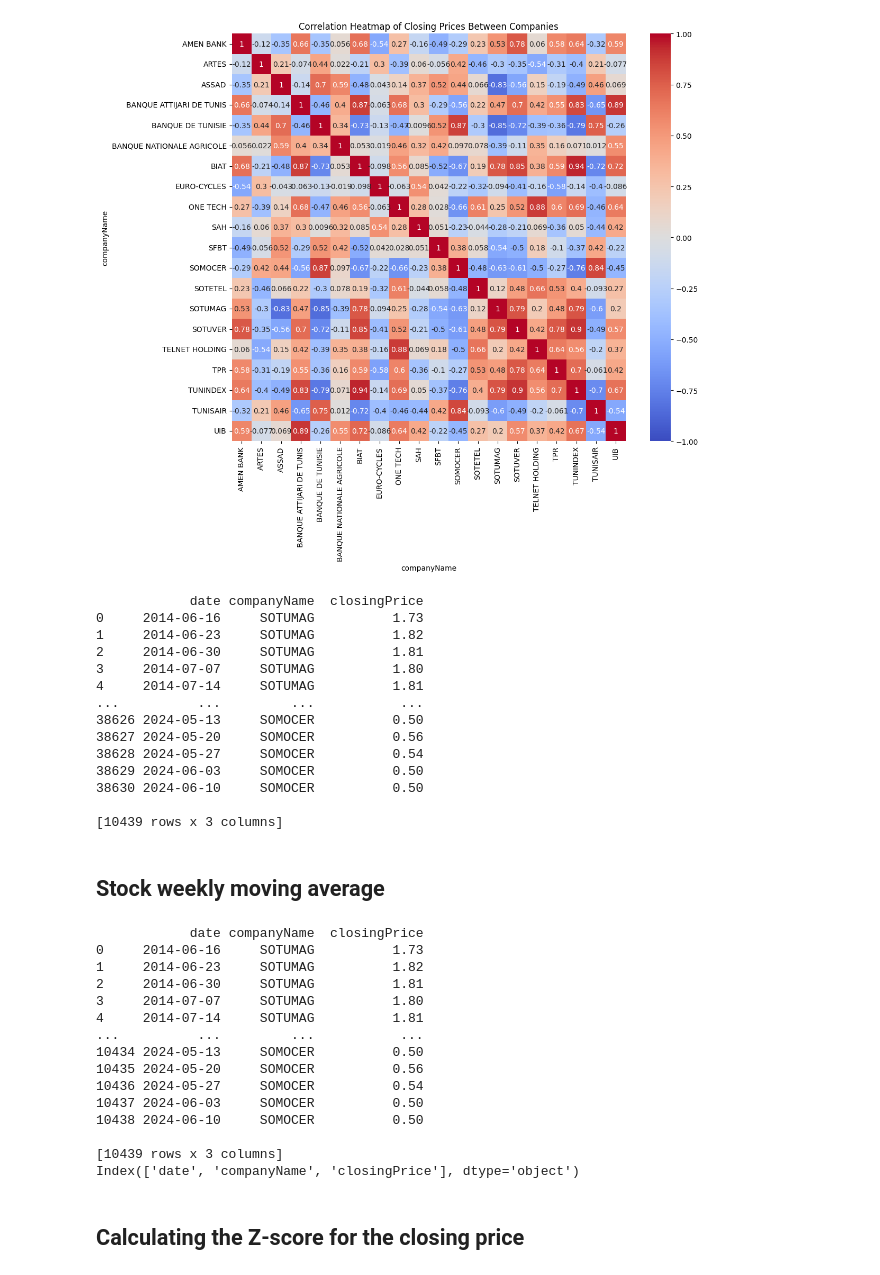
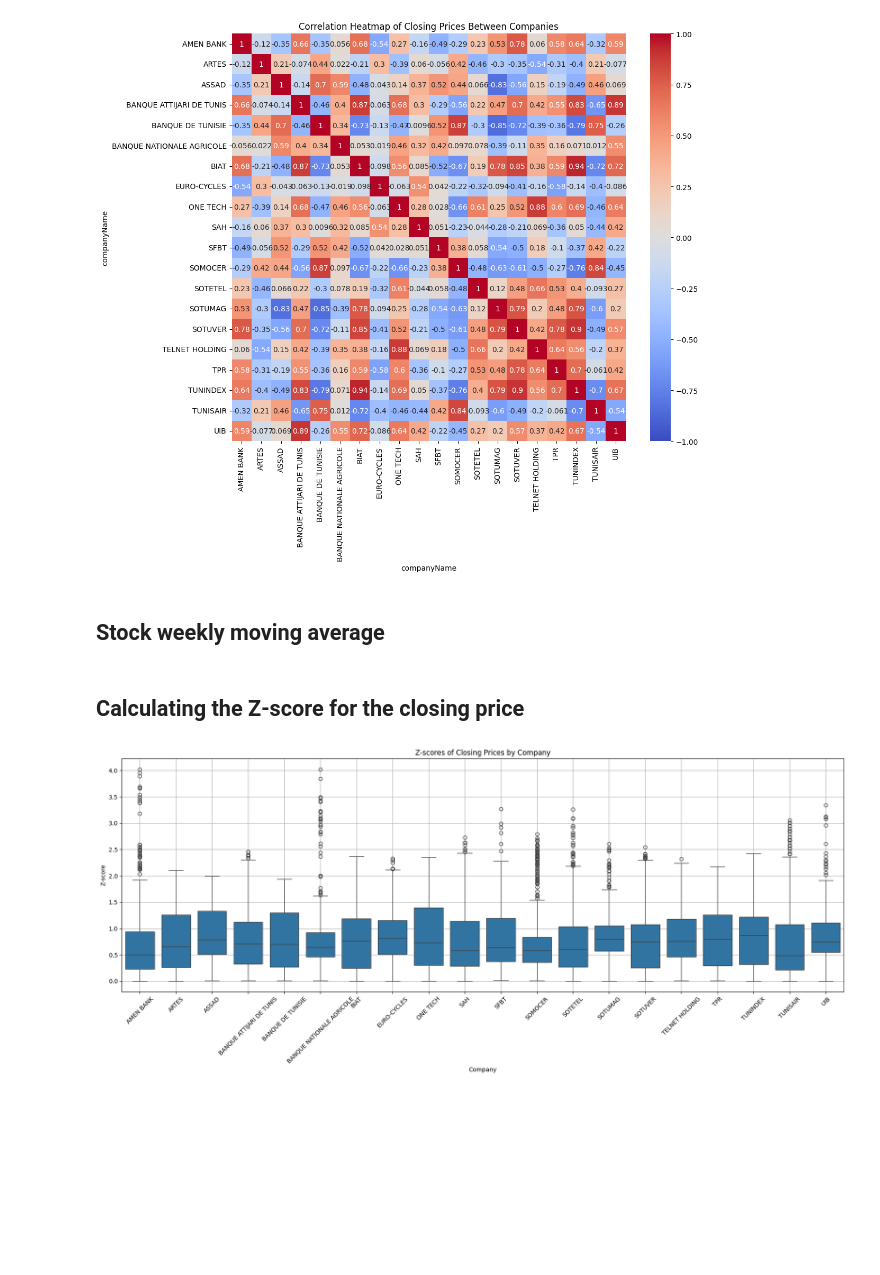
Before and after one commit to FirasKahlaoui/tunisia-stock-market, a Jupyter notebook: notebooks/Exploratory_Data_Analysis.ipynb, the cells around one changed output. Saved outputs shown, nothing was run; the diff lists cells and outputs as text; code cells hidden in the pictures; blank space fills up the shorter version.

Commit message:
Zscore outliers counts

```diff
--- a/notebooks/Exploratory_Data_Analysis.ipynb
+++ b/notebooks/Exploratory_Data_Analysis.ipynb
@@ -237,23 +237,6 @@ plt.title('Correlation Heatmap of Closing Prices Between Companies')
 plt.show()
 # %% [output]
 [figure]
-# %%
-print(filtered_data)
-# %% [output]
-            date companyName  closingPrice
-0     2014-06-16     SOTUMAG          1.73
-1     2014-06-23     SOTUMAG          1.82
-2     2014-06-30     SOTUMAG          1.81
-3     2014-07-07     SOTUMAG          1.80
-4     2014-07-14     SOTUMAG          1.81
-...          ...         ...           ...
-38626 2024-05-13     SOMOCER          0.50
-38627 2024-05-20     SOMOCER          0.56
-38628 2024-05-27     SOMOCER          0.54
-38629 2024-06-03     SOMOCER          0.50
-38630 2024-06-10     SOMOCER          0.50
-
-[10439 rows x 3 columns]
 # %% [markdown]
 ## Stock weekly moving average
 # %%
@@ -288,42 +271,36 @@ mean_weekly_moving_avg.columns = ['companyName', 'mean_weekly_moving_avg']
 
 # Save to CSV
 mean_weekly_moving_avg.to_csv('./data/mean_weekly_moving_avg.csv', index=False)
-# %%
-print(filtered_data)
-print(filtered_data.columns)
-# %% [output]
-            date companyName  closingPrice
-0     2014-06-16     SOTUMAG          1.73
-1     2014-06-23     SOTUMAG          1.82
-2     2014-06-30     SOTUMAG          1.81
-3     2014-07-07     SOTUMAG          1.80
-4     2014-07-14     SOTUMAG          1.81
-...          ...         ...           ...
-10434 2024-05-13     SOMOCER          0.50
-10435 2024-05-20     SOMOCER          0.56
-10436 2024-05-27     SOMOCER          0.54
-10437 2024-06-03     SOMOCER          0.50
-10438 2024-06-10     SOMOCER          0.50
-
-[10439 rows x 3 columns]
-Index(['date', 'companyName', 'closingPrice'], dtype='object')
 # %% [markdown]
 ## Calculating the Z-score for the closing price
 # %%
 # Define the required columns
 required_columns = ['date', 'companyName', 'closingPrice']
 filtered_data = filtered_data[required_columns]
 
 # Function to calculate Z-score for each company
 def calculate_zscore(df):
     df['Zscore'] = np.abs(stats.zscore(df['closingPrice']))
     return df
 
 # Apply the Z-score calculation for each company
-filtered_data = filtered_data.groupby('companyName').apply(calculate_zscore)
+output_data = filtered_data.groupby('companyName').apply(calculate_zscore).reset_index(drop=True)
 
-# Select the relevant columns
-output_data = filtered_data[['companyName', 'closingPrice', 'Zscore']]
+# Select the relevant columns for output
+output_data = output_data[['companyName', 'closingPrice', 'Zscore']]
 
 # Save to CSV
 output_data.to_csv('./data/closingPrice_zscore.csv', index=False)
+
+# Plotting
+plt.figure(figsize=(18, 8))
+sns.boxplot(x='companyName', y='Zscore', data=output_data)
+plt.title('Z-scores of Closing Prices by Company')
+plt.xlabel('Company')
+plt.ylabel('Z-score')
+plt.xticks(rotation=45)
+plt.grid(True)
+plt.tight_layout()
+plt.show()
+# %% [output]
+[figure, added]
```
Also changed, not shown: parts of 1 cell of this notebook.
